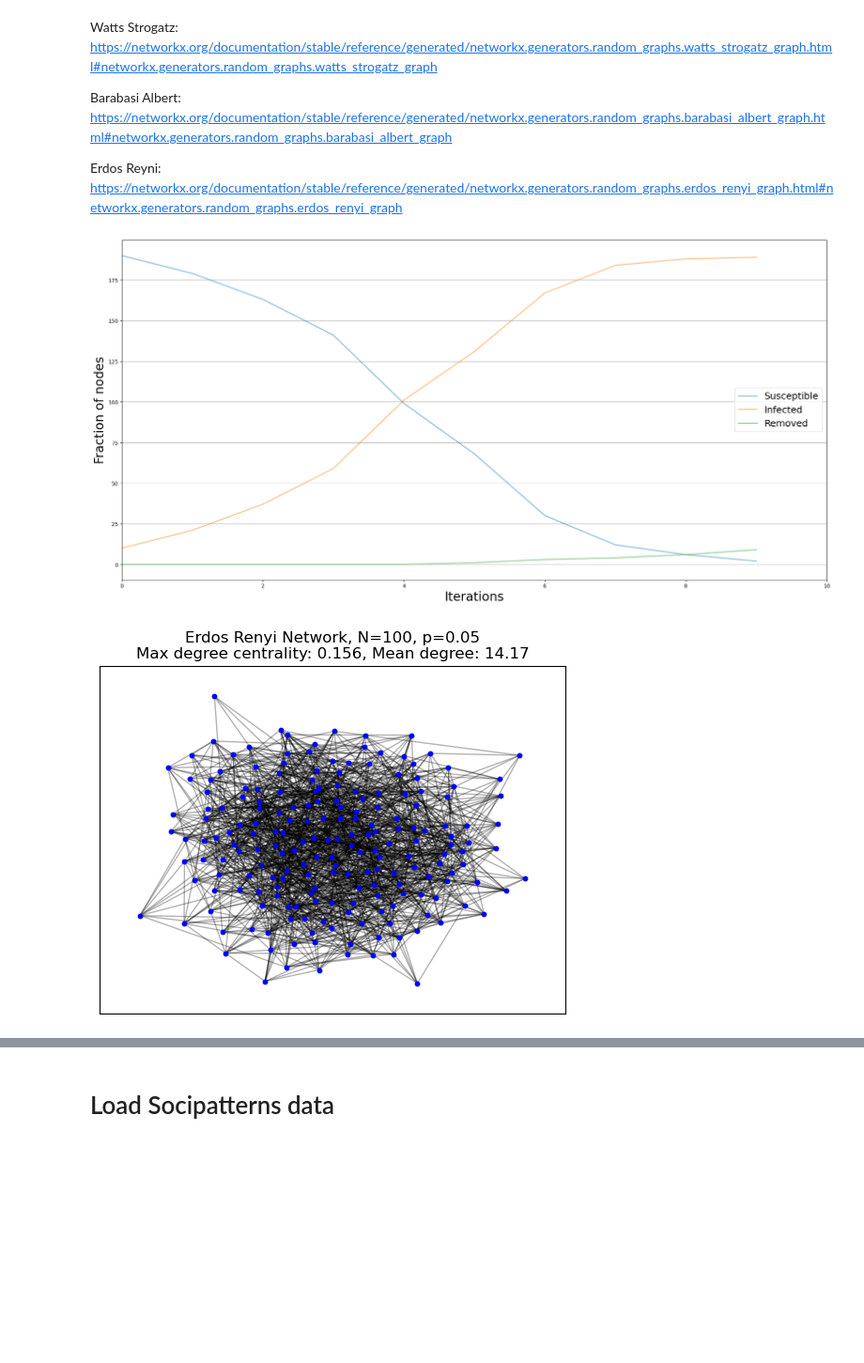
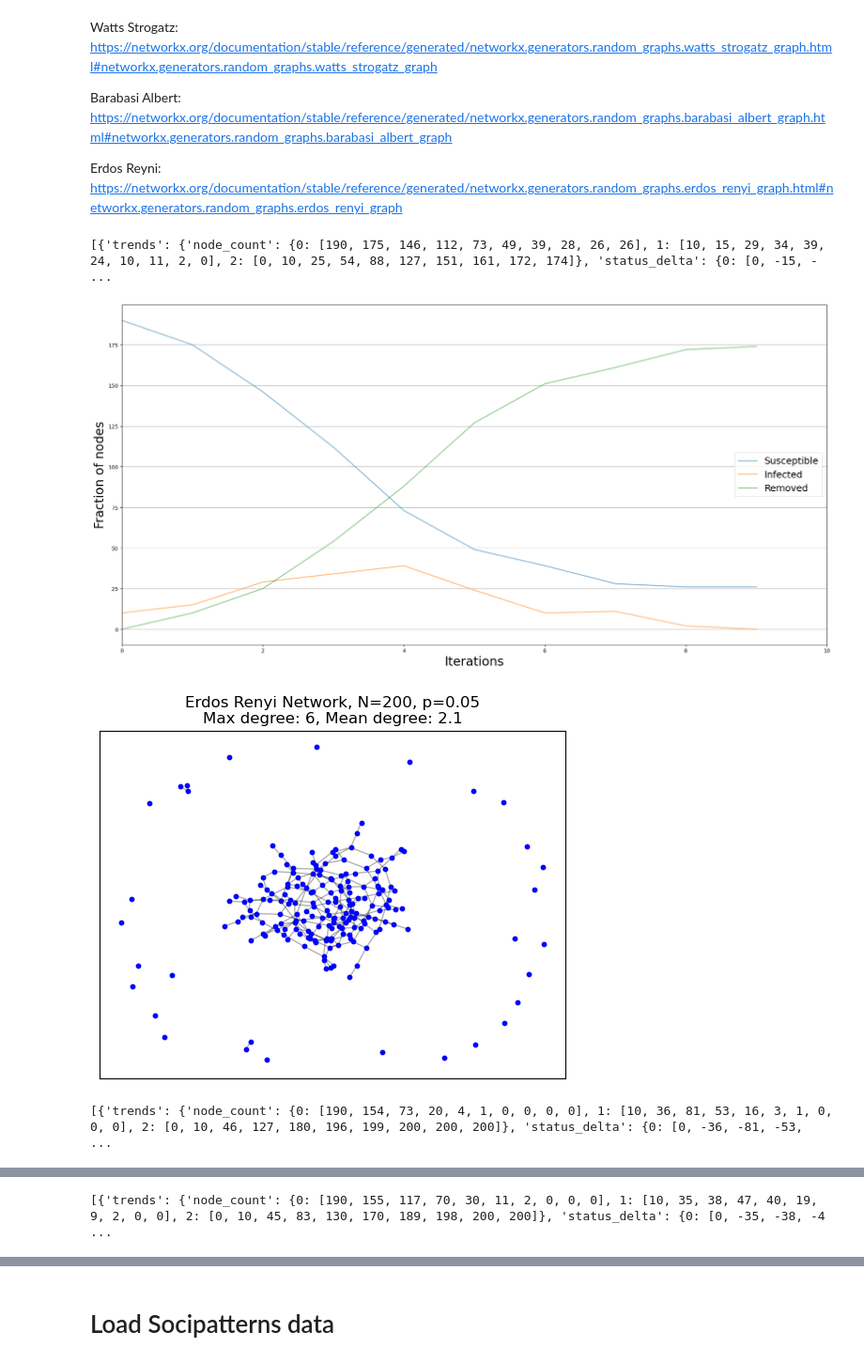
Before and after one commit to kylehtunis/stochastic-modeling, a Jupyter notebook: problem2.ipynb, the cells around one changed output, grey strips where cells are left out. Shown at 94% size. Saved outputs shown, nothing was run; the diff lists cells and outputs as text; code cells hidden in the pictures; blank space fills up the shorter version.

```diff
--- a/problem2.ipynb
+++ b/problem2.ipynb
@@ -62,47 +181,54 @@ def simulate_network_sir(graph, max_time, title=None, plot=False, visualise_netw
 # Plot network topology for intuitive/qualitative understanding
 # Erdos Renyi, Barabasi Albert, Watts Strogatz
 %matplotlib inline
+params = {
+    'fraction_infected': 0.05,
+    'beta': 5,
+    'gamma': 1
+}
 
 # Erdos Renyi
-g = nx.erdos_renyi_graph(200, 0.07) # N nodes, p chance for edge creation
-simulate_network_sir(g,10,plot=True,title="Erdos Renyi")
+g = nx.erdos_renyi_graph(200, 0.01) # N nodes, p chance for edge creation
+simulate_network_sir(g,10,params,plot=True,title="Erdos Renyi")
 
 pos = nx.spring_layout(g)
 nx.draw_networkx_nodes(g, pos, node_size=10, node_color="blue", alpha=1.0)
 nx.draw_networkx_edges(g, pos, edge_color="black", alpha=0.3)
-centrality = nx.degree_centrality(g)
 degrees = [d for n, d in g.degree()]
+max_degree = max(degrees)
 mean_degree = sum(degrees) / len(degrees)
 
-plt.title("Erdos Renyi Network, N=100, p=0.05" + "\n" + "Max degree centrality: " + str(round(max(centrality.values()),3)) + ", Mean degree: " + str(round(mean_degree,2)))
+plt.title("Erdos Renyi Network, N=200, p=0.05" + "\n" + "Max degree: " + str(round(max_degree,3)) + ", Mean degree: " + str(round(mean_degree,2)))
 plt.show()
 
 # Barabasi Albert
 g = nx.barabasi_albert_graph(200,1) # N nodes, m edges from new node
-simulate_network_sir(g,10,plot=True,title="Barabasi Albert")
+simulate_network_sir(g,10,params,plot=True,title="Barabasi Albert")
 
 pos = nx.spring_layout(g)
 nx.draw_networkx_nodes(g, pos, node_size=10, node_color="blue", alpha=1.0)
 nx.draw_networkx_edges(g, pos, edge_color="black", alpha=0.3)
-centrality = nx.degree_centrality(g)
 degrees = [d for n, d in g.degree()]
+max_degree = max(degrees)
 mean_degree = sum(degrees) / len(degrees)
 
-plt.title("Barabasi Albert Network, N=100, m=1" + "\n" + "Max degree centrality: " + str(round(max(centrality.values()),3)) + ", Mean degree: " + str(round(mean_degree,2)))
+plt.title("Barabasi Albert Network, N=200, m=1" + "\n" + "Max degree: " + str(round(max_degree,3)) + ", Mean degree: " + str(round(mean_degree,2)))
 plt.show()
 
 # Watts Strogatz
-g = nx.watts_strogatz_graph(200,5,0.01) # N nodes, k connected neighbours, p probability of rewiring each edge
-simulate_network_sir(g,10,plot=True,title="Watts Strogatz")
+g = nx.watts_strogatz_graph(200,5,0.05) # N nodes, k connected neighbours, p probability of rewiring each edge
+simulate_network_sir(g,10,params,plot=True,title="Watts Strogatz")
 
 pos = nx.shell_layout(g)
 nx.draw_networkx_nodes(g, pos, node_size=10, node_color="blue", alpha=1.0)
 nx.draw_networkx_edges(g, pos, edge_color="black", alpha=0.3)
-centrality = nx.degree_centrality(g)
 degrees = [d for n, d in g.degree()]
+max_degree = max(degrees)
 mean_degree = sum(degrees) / len(degrees)
-plt.title("Watts Strogatz Network, N=100, k=10, p=0.01" + "\n" + "Max degree centrality: " + str(round(max(centrality.values()),3)) + ", Mean degree: " + str(round(mean_degree,2)))
+plt.title("Watts Strogatz Network, N=200, k=5, p=0.01" + "\n" + "Max degree: " + str(round(max_degree,3)) + ", Mean degree: " + str(round(mean_degree,2)))
 plt.show()
 # %% [output]
+[{'trends': {'node_count': {0: [190, 175, 146, 112, 73, 49, 39, 28, 26, 26], 1: [10, 15, 29, 34, 39, 24, 10, 11, 2, 0], 2: [0, 10, 25, 54, 88, 127, 151, 161, 172, 174]}, 'status_delta': {0: [0, -15, - ...
-[figure, old version]
+[figure, new version]
-[figure, old version]
+[figure, new version]
+[{'trends': {'node_count': {0: [190, 154, 73, 20, 4, 1, 0, 0, 0, 0], 1: [10, 36, 81, 53, 16, 3, 1, 0, 0, 0], 2: [0, 10, 46, 127, 180, 196, 199, 200, 200, 200]}, 'status_delta': {0: [0, -36, -81, -53,  ...
@@ -110,0 +237 @@ plt.show()
+[{'trends': {'node_count': {0: [190, 155, 117, 70, 30, 11, 2, 0, 0, 0], 1: [10, 35, 38, 47, 40, 19, 9, 2, 0, 0], 2: [0, 10, 45, 83, 130, 170, 189, 198, 200, 200]}, 'status_delta': {0: [0, -35, -38, -4 ...
```
Also changed, not shown: parts of 20 cells of this notebook, 5 other files.
